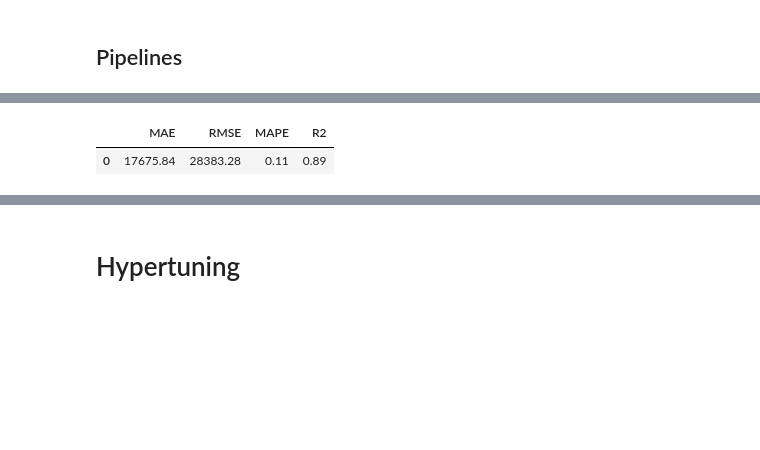
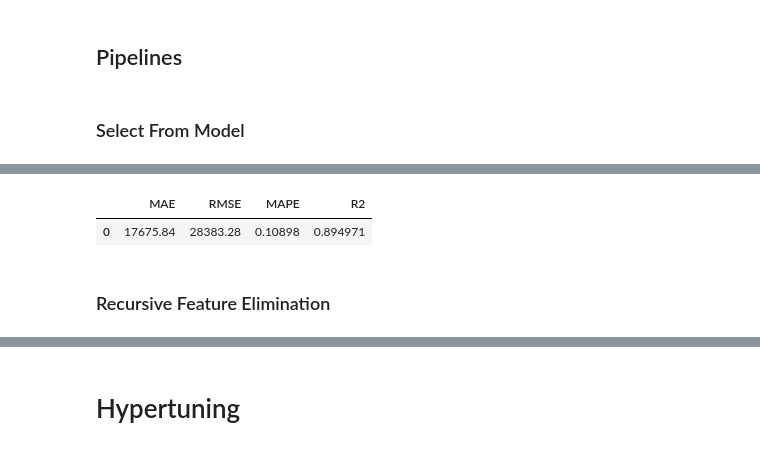
Before and after one commit to MerleSt/HousingPricePrediction, a Jupyter notebook: Notebooks/RandomForest.ipynb, the cells around one changed output, grey strips where cells are left out. Cells and saved outputs as stored; diff of their text form; code cells hidden in the pictures; blank space fills up the shorter version.

```diff
--- a/Notebooks/RandomForest.ipynb
+++ b/Notebooks/RandomForest.ipynb
@@ -54,3 +54,23 @@ X_train, X_test, y_train, y_test = train_test_split(X, y, test_size=0.2, random_
 
 # # Reset the display options back to default settings
 # pd.reset_option('display.max_rows')
+# %%
+# Adjust pandas display settings
+pd.set_option('display.float_format', '{:.4f}'.format)
+
+# Selecting only numeric columns
+numeric_cols = X_train.select_dtypes(include=['float64', 'int64']).columns
+
+df = pd.DataFrame({
+    'Feature': numeric_cols,
+    'Variance': X_train[numeric_cols].var().round(4),
+    'Range': X_train[numeric_cols].max() - X_train[numeric_cols].min()
+})
+
+# Sorting the DataFrame by variance
+df = df.sort_values(by='Variance', ascending=False)
+
+print(df)
+
+# Reset the display settings to default if needed
+pd.reset_option('display.float_format')
@@ -101,6 +161,8 @@ cat_ordinal = [
 cat_onehot = [col for col in cat_features if col not in cat_ordinal]
 # %% [markdown]
 ## Pipelines
+# %% [markdown]
+### Select From Model
 # %%
 num_pipeline = make_pipeline(
     SimpleImputer()
@@ -146,17 +208,19 @@ Pipeline(steps=[('columntransformer',
 # %%
 predictions = pipeline.predict(X_test)
 mae = mean_absolute_error(y_true=y_test, y_pred=predictions).round(2)
 rmse = mean_squared_error(y_true=y_test, y_pred=predictions, squared=False).round(2)
-mape = mean_absolute_percentage_error(y_true=y_test, y_pred=predictions).round(2)
-r2 = r2_score(y_true=y_test, y_pred=predictions).round(2)
+mape = mean_absolute_percentage_error(y_true=y_test, y_pred=predictions)
+r2 = r2_score(y_true=y_test, y_pred=predictions)
 
 model_df = pd.DataFrame({
     "MAE": [mae],
     "RMSE": [rmse],
     "MAPE": [mape],
     "R2": [r2]},
 )
 model_df
 # %% [output]
 |  | MAE | RMSE | MAPE | R2 |
-| 0 | 17675.84 | 28383.28 | 0.11 | 0.89 |
+| 0 | 17675.84 | 28383.28 | 0.10898 | 0.894971 |
+# %% [markdown]
+### Recursive Feature Elimination
```
Also changed, not shown: parts of 19 cells of this notebook, 1 other file.
